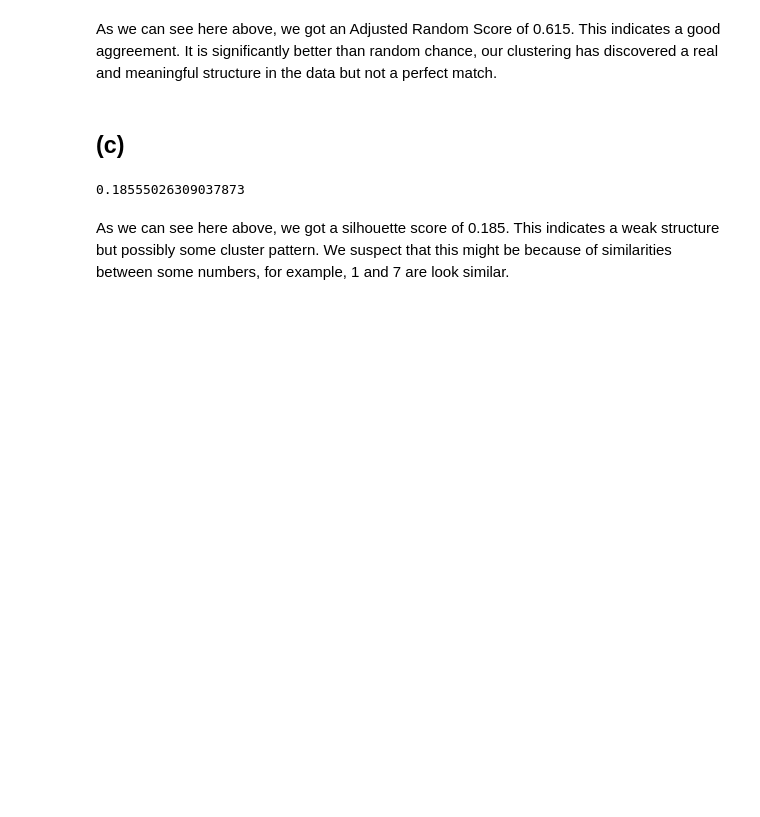
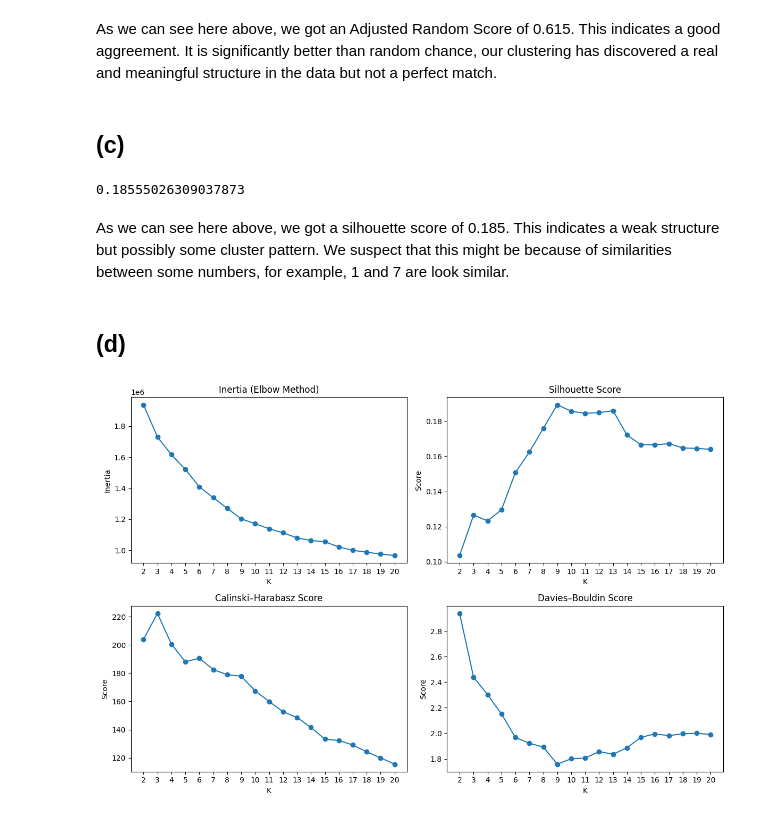
Before and after one commit to Marteinn23/LAB4ML, a Jupyter notebook: LAB4.ipynb, the cells around one changed output. Drawn from its saved outputs; the diff is of its cells as text; code cells hidden in the pictures; blank space fills up the shorter version.

```diff
--- a/LAB4.ipynb
+++ b/LAB4.ipynb
@@ -109,3 +109,57 @@ print(sil_score)
 0.18555026309037873
 # %% [markdown]
 As we can see here above, we got a silhouette score of 0.185. This indicates a weak structure but possibly some cluster pattern. We suspect that this might be because of similarities between some numbers, for example, 1 and 7 are look similar.
+# %% [markdown]
+## (d)
+# %%
+from sklearn.metrics import calinski_harabasz_score, davies_bouldin_score
+
+START_RANGE = 2
+END_RANGE = 20
+K_RANGE = range(START_RANGE,END_RANGE+1)
+
+inertia_list = []
+sil_list = []
+ch_list = []
+db_list = []
+
+for k in K_RANGE:
+    current_kmean = KMeans(n_clusters=k,random_state=0)
+    current_labels = current_kmean.fit_predict(load_digits_dataset.data)
+
+    inertia_list.append(current_kmean.inertia_)
+    sil_list.append(silhouette_score(load_digits_dataset.data, current_labels))
+    ch_list.append(calinski_harabasz_score(load_digits_dataset.data, current_labels))
+    db_list.append(davies_bouldin_score(load_digits_dataset.data,current_labels))
+
+fig, axes = plt.subplots(2, 2, figsize=(12, 8))
+axes = axes.ravel()
+
+axes[0].set_xticks(list(K_RANGE))
+axes[0].plot(K_RANGE, inertia_list, marker="o")
+axes[0].set_title("Inertia (Elbow Method)")
+axes[0].set_xlabel("K")
+axes[0].set_ylabel("Inertia")
+
+axes[1].set_xticks(list(K_RANGE))
+axes[1].plot(K_RANGE, sil_list, marker="o")
+axes[1].set_title("Silhouette Score")
+axes[1].set_xlabel("K")
+axes[1].set_ylabel("Score")
+
+axes[2].set_xticks(list(K_RANGE))
+axes[2].plot(K_RANGE, ch_list, marker="o")
+axes[2].set_title("Calinski–Harabasz Score")
+axes[2].set_xlabel("K")
+axes[2].set_ylabel("Score")
+
+axes[3].set_xticks(list(K_RANGE))
+axes[3].plot(K_RANGE, db_list, marker="o")
+axes[3].set_title("Davies–Bouldin Score")
+axes[3].set_xlabel("K")
+axes[3].set_ylabel("Score")
+
+plt.tight_layout()
+plt.show()
+# %% [output]
+[figure, added]
```
Also changed, not shown: parts of 1 cell of this notebook.
